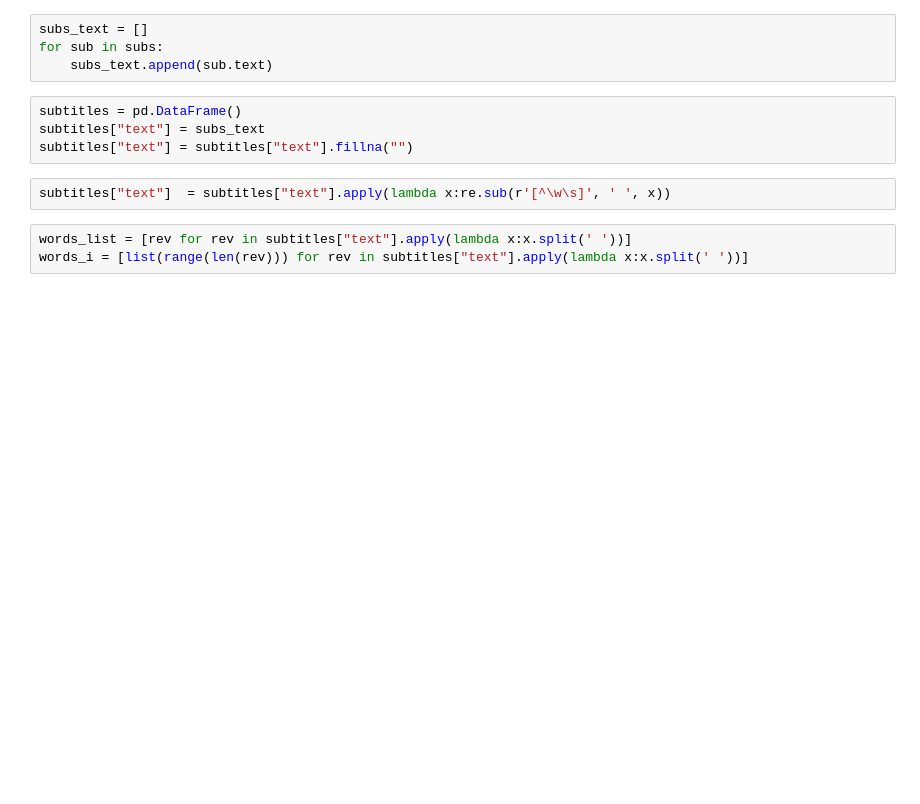
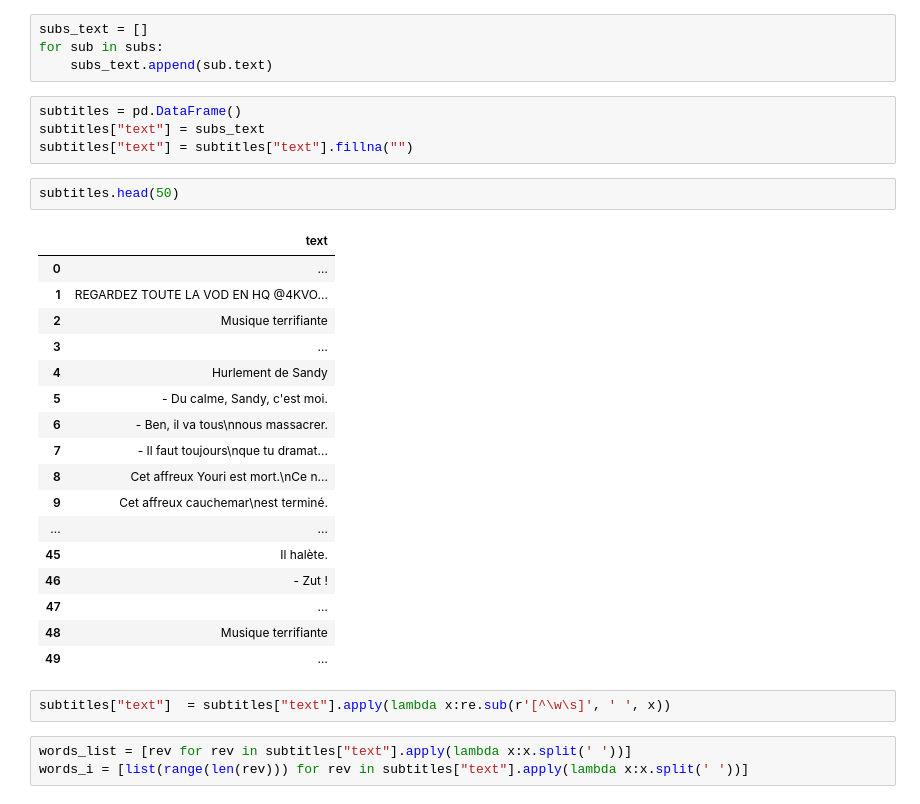
Before and after one commit to benchekrounreda/cinemotique, a Jupyter notebook: cinemotique.ipynb, the cells around one changed output. Cells and saved outputs as stored; diff of their text form; blank space fills up the shorter version.

```diff
--- a/cinemotique.ipynb
+++ b/cinemotique.ipynb
@@ -51,6 +52,26 @@ for sub in subs:
 subtitles = pd.DataFrame()
 subtitles["text"] = subs_text
 subtitles["text"] = subtitles["text"].fillna("")
+# %%
+subtitles.head(50)
+# %% [output]
+|  | text |
+| 0 | … |
+| 1 | REGARDEZ TOUTE LA VOD EN HQ @4KVO... |
+| 2 | Musique terrifiante |
+| 3 | … |
+| 4 | Hurlement de Sandy |
+| 5 | - Du calme, Sandy, c'est moi. |
+| 6 | - Ben, il va tous\nnous massacrer. |
+| 7 | - Il faut toujours\nque tu dramat... |
+| 8 | Cet affreux Youri est mort.\nCe n... |
+| 9 | Cet affreux cauchemar\nest terminé. |
+| ... | ... |
+| 45 | Il halète. |
+| 46 | - Zut ! |
+| 47 | … |
+| 48 | Musique terrifiante |
+| 49 | … |
 # %%
 subtitles["text"]  = subtitles["text"].apply(lambda x:re.sub(r'[^\w\s]', ' ', x))
 # %%
```
Also changed, not shown: parts of 13 cells of this notebook, 3 other files.
